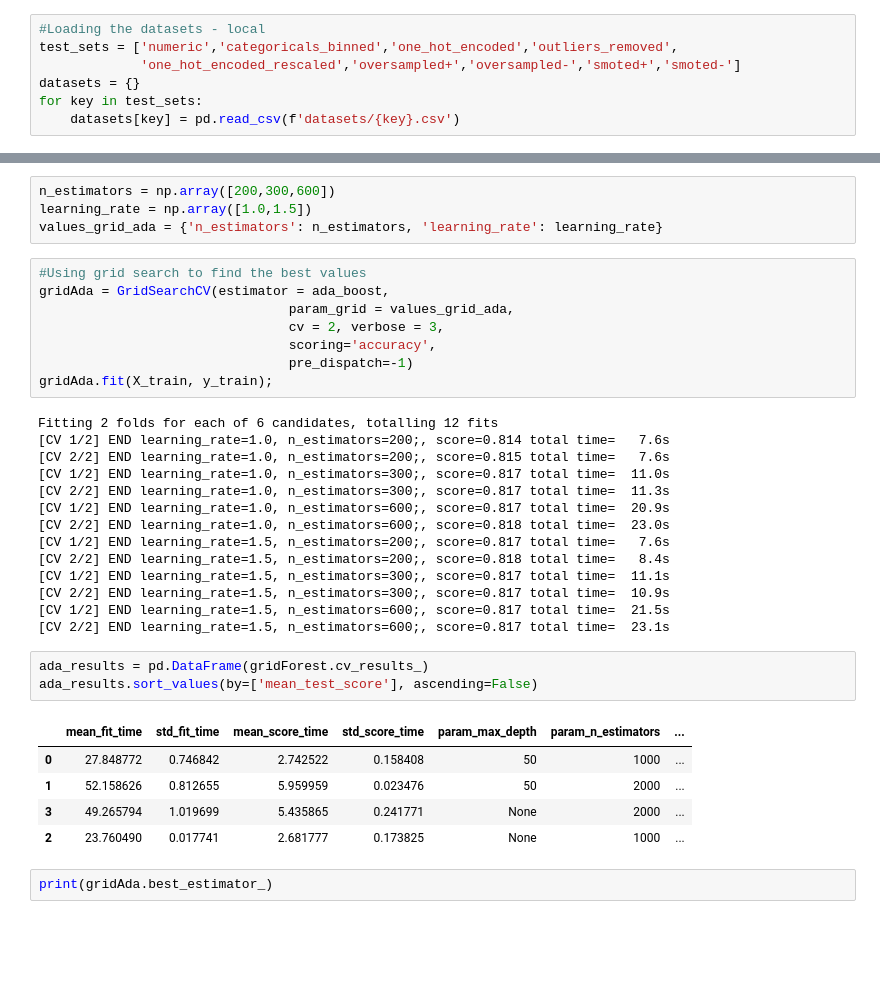
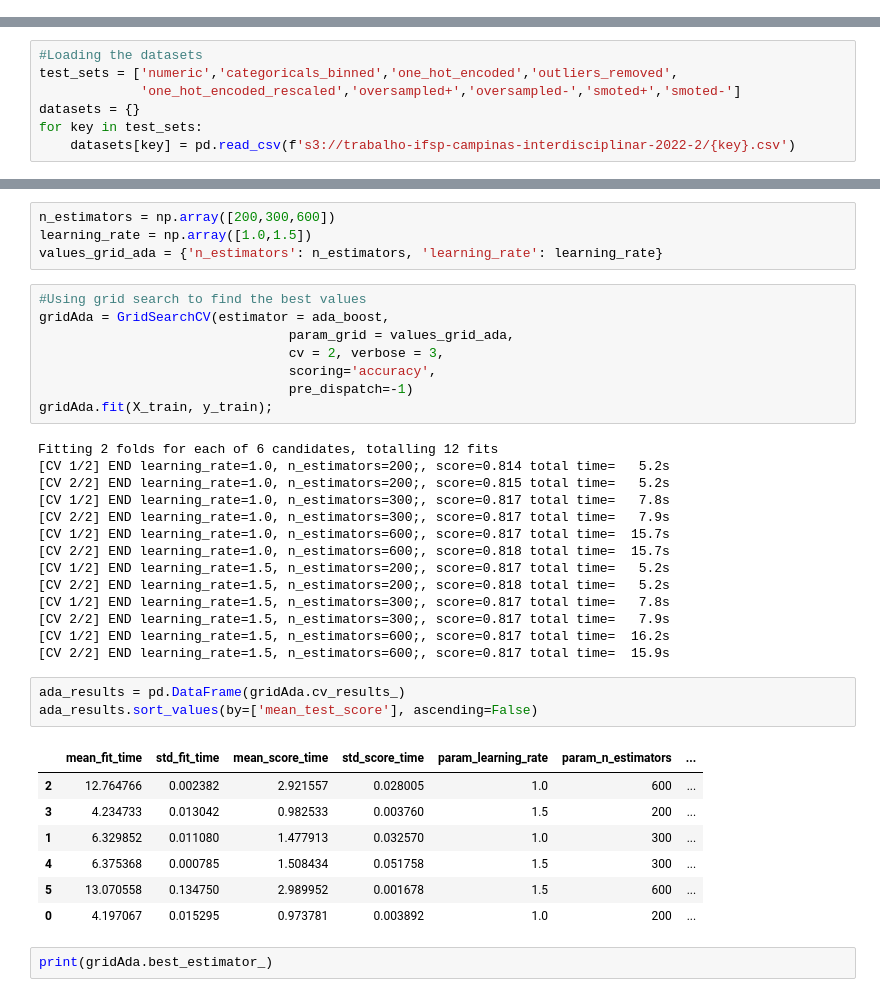
Before and after one commit to o-guilherme/IFSP-Proj-Sem2, a Jupyter notebook: SageMaker_Treinamento_dos_modelos.ipynb, the cells around one changed output, grey strips where cells are left out. Cells and saved outputs as stored; diff of their text form; blank space fills up the shorter version.

```diff
--- a/SageMaker_Treinamento_dos_modelos.ipynb
+++ b/SageMaker_Treinamento_dos_modelos.ipynb
@@ -35,10 +52,3 @@ import warnings
 warnings.filterwarnings("ignore") #Filtering some warnings for better presentation
 # %% [markdown]
 ### 1. Carregando os datasets
-# %%
-#Loading the datasets - local
-test_sets = ['numeric','categoricals_binned','one_hot_encoded','outliers_removed',
-             'one_hot_encoded_rescaled','oversampled+','oversampled-','smoted+','smoted-']
-datasets = {}
-for key in test_sets:
-    datasets[key] = pd.read_csv(f'datasets/{key}.csv')
@@ -52,3 +62,10 @@ for key in test_sets:
+# %%
+#Loading the datasets
+test_sets = ['numeric','categoricals_binned','one_hot_encoded','outliers_removed',
+             'one_hot_encoded_rescaled','oversampled+','oversampled-','smoted+','smoted-']
+datasets = {}
+for key in test_sets:
+    datasets[key] = pd.read_csv(f's3://trabalho-ifsp-campinas-interdisciplinar-2022-2/{key}.csv')
 # %%
 #Defining the X,y spliter
 def df_splitter(dataset, target = 'Response'):
@@ -480,27 +504,29 @@ gridAda = GridSearchCV(estimator = ada_boost,
 gridAda.fit(X_train, y_train);
 # %% [output]
 Fitting 2 folds for each of 6 candidates, totalling 12 fits
-[CV 1/2] END learning_rate=1.0, n_estimators=200;, score=0.814 total time=   7.6s
-[CV 2/2] END learning_rate=1.0, n_estimators=200;, score=0.815 total time=   7.6s
-[CV 1/2] END learning_rate=1.0, n_estimators=300;, score=0.817 total time=  11.0s
-[CV 2/2] END learning_rate=1.0, n_estimators=300;, score=0.817 total time=  11.3s
-[CV 1/2] END learning_rate=1.0, n_estimators=600;, score=0.817 total time=  20.9s
-[CV 2/2] END learning_rate=1.0, n_estimators=600;, score=0.818 total time=  23.0s
-[CV 1/2] END learning_rate=1.5, n_estimators=200;, score=0.817 total time=   7.6s
-[CV 2/2] END learning_rate=1.5, n_estimators=200;, score=0.818 total time=   8.4s
-[CV 1/2] END learning_rate=1.5, n_estimators=300;, score=0.817 total time=  11.1s
-[CV 2/2] END learning_rate=1.5, n_estimators=300;, score=0.817 total time=  10.9s
-[CV 1/2] END learning_rate=1.5, n_estimators=600;, score=0.817 total time=  21.5s
-[CV 2/2] END learning_rate=1.5, n_estimators=600;, score=0.817 total time=  23.1s
+[CV 1/2] END learning_rate=1.0, n_estimators=200;, score=0.814 total time=   5.2s
+[CV 2/2] END learning_rate=1.0, n_estimators=200;, score=0.815 total time=   5.2s
+[CV 1/2] END learning_rate=1.0, n_estimators=300;, score=0.817 total time=   7.8s
+[CV 2/2] END learning_rate=1.0, n_estimators=300;, score=0.817 total time=   7.9s
+[CV 1/2] END learning_rate=1.0, n_estimators=600;, score=0.817 total time=  15.7s
+[CV 2/2] END learning_rate=1.0, n_estimators=600;, score=0.818 total time=  15.7s
+[CV 1/2] END learning_rate=1.5, n_estimators=200;, score=0.817 total time=   5.2s
+[CV 2/2] END learning_rate=1.5, n_estimators=200;, score=0.818 total time=   5.2s
+[CV 1/2] END learning_rate=1.5, n_estimators=300;, score=0.817 total time=   7.8s
+[CV 2/2] END learning_rate=1.5, n_estimators=300;, score=0.817 total time=   7.9s
+[CV 1/2] END learning_rate=1.5, n_estimators=600;, score=0.817 total time=  16.2s
+[CV 2/2] END learning_rate=1.5, n_estimators=600;, score=0.817 total time=  15.9s
 # %%
-ada_results = pd.DataFrame(gridForest.cv_results_)
+ada_results = pd.DataFrame(gridAda.cv_results_)
 ada_results.sort_values(by=['mean_test_score'], ascending=False)
 # %% [output]
-|  | mean_fit_time | std_fit_time | mean_score_time | std_score_time | param_max_depth | param_n_estimators | ... |
-| 0 | 27.848772 | 0.746842 | 2.742522 | 0.158408 | 50 | 1000 | ... |
-| 1 | 52.158626 | 0.812655 | 5.959959 | 0.023476 | 50 | 2000 | ... |
-| 3 | 49.265794 | 1.019699 | 5.435865 | 0.241771 | None | 2000 | ... |
-| 2 | 23.760490 | 0.017741 | 2.681777 | 0.173825 | None | 1000 | ... |
+|  | mean_fit_time | std_fit_time | mean_score_time | std_score_time | param_learning_rate | param_n_estimators | ... |
+| 2 | 12.764766 | 0.002382 | 2.921557 | 0.028005 | 1.0 | 600 | ... |
+| 3 | 4.234733 | 0.013042 | 0.982533 | 0.003760 | 1.5 | 200 | ... |
+| 1 | 6.329852 | 0.011080 | 1.477913 | 0.032570 | 1.0 | 300 | ... |
+| 4 | 6.375368 | 0.000785 | 1.508434 | 0.051758 | 1.5 | 300 | ... |
+| 5 | 13.070558 | 0.134750 | 2.989952 | 0.001678 | 1.5 | 600 | ... |
+| 0 | 4.197067 | 0.015295 | 0.973781 | 0.003892 | 1.0 | 200 | ... |
 # %%
 print(gridAda.best_estimator_)
 # %% [output]
```
Also changed, not shown: parts of 20 cells of this notebook.
